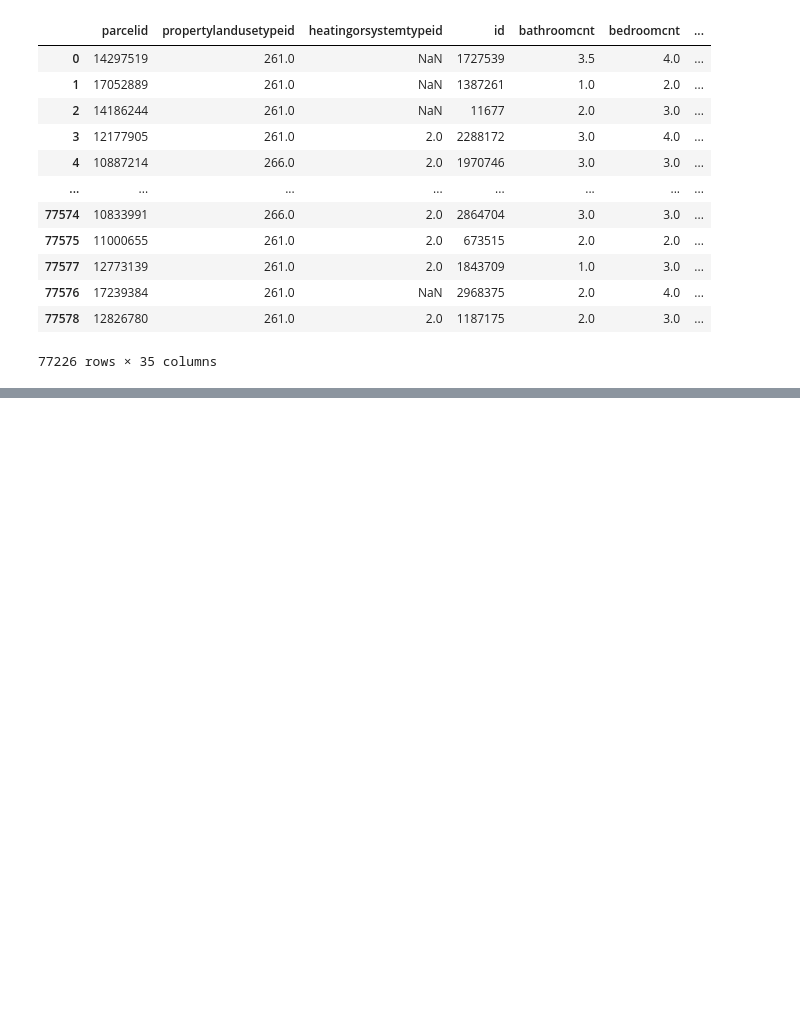
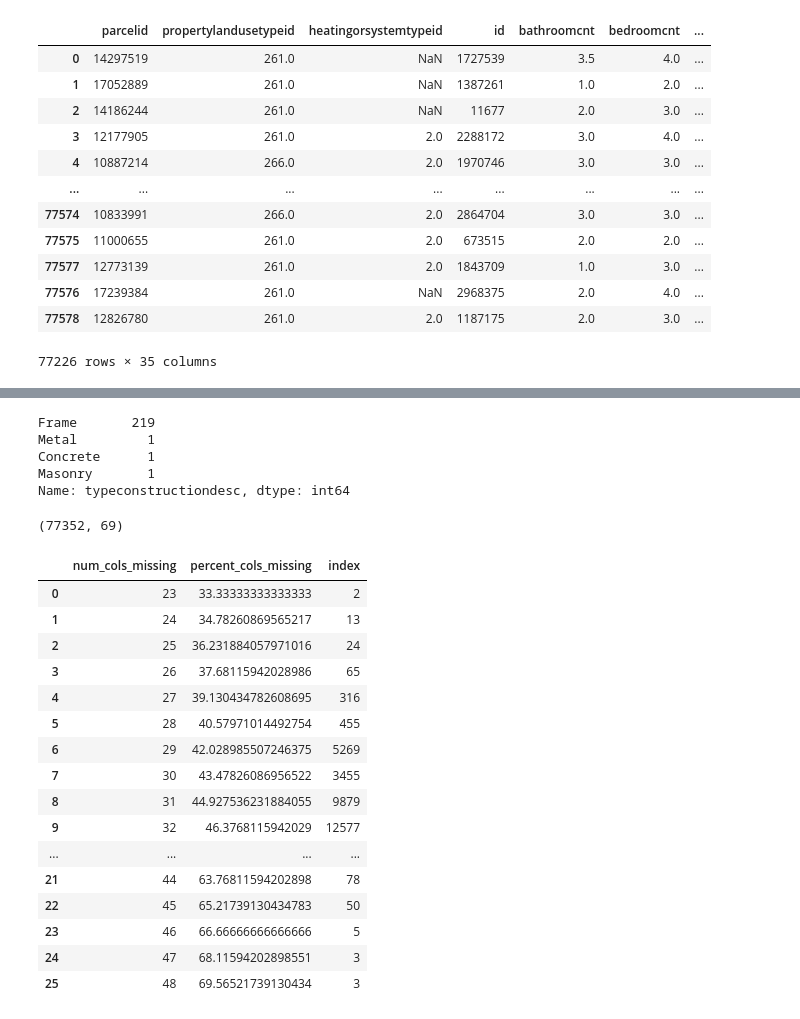
Before and after one commit to veronica-f-reyes/clustering-exercises, a Jupyter notebook: zillow.ipynb, the cells around one changed output, grey strips where cells are left out. Drawn from its saved outputs; the diff is of its cells as text; code cells hidden in the pictures; blank space fills up the shorter version.

```diff
--- a/zillow.ipynb
+++ b/zillow.ipynb
@@ -113,0 +217,6 @@ acquire.handle_missing_values(df, prop_required_columns=0.5, prop_required_row=0
+# %%
+#Dropping any property type that is not for a single family or residential
+#Propertytypeids = 31, 246,247,248,260,267,269,275
+#Keeping 261, 263,264,265,266
+index_names = df[ df['propertylandusetypeid'] == 267].index
+index_names
@@ -113,0 +229,2 @@ acquire.handle_missing_values(df, prop_required_columns=0.5, prop_required_row=0
+# %%
+df.drop(index_names, inplace = True)
@@ -113,0 +318,32 @@ acquire.handle_missing_values(df, prop_required_columns=0.5, prop_required_row=0
+# %%
+df.typeconstructiondesc.value_counts()
+# %% [output]
+Frame       219
+Metal         1
+Concrete      1
+Masonry       1
+Name: typeconstructiondesc, dtype: int64
+# %%
+df.shape
+# %% [output]
+(77352, 69)
+# %%
+acquire.nulls_by_row(df)
+# %% [output]
+|  | num_cols_missing | percent_cols_missing | index |
+| 0 | 23 | 33.33333333333333 | 2 |
+| 1 | 24 | 34.78260869565217 | 13 |
+| 2 | 25 | 36.231884057971016 | 24 |
+| 3 | 26 | 37.68115942028986 | 65 |
+| 4 | 27 | 39.130434782608695 | 316 |
+| 5 | 28 | 40.57971014492754 | 455 |
+| 6 | 29 | 42.028985507246375 | 5269 |
+| 7 | 30 | 43.47826086956522 | 3455 |
+| 8 | 31 | 44.927536231884055 | 9879 |
+| 9 | 32 | 46.3768115942029 | 12577 |
+| ... | ... | ... | ... |
+| 21 | 44 | 63.76811594202898 | 78 |
+| 22 | 45 | 65.21739130434783 | 50 |
+| 23 | 46 | 66.66666666666666 | 5 |
+| 24 | 47 | 68.11594202898551 | 3 |
+| 25 | 48 | 69.56521739130434 | 3 |
```
Also changed, not shown: parts of 38 cells of this notebook, 3 other files.
